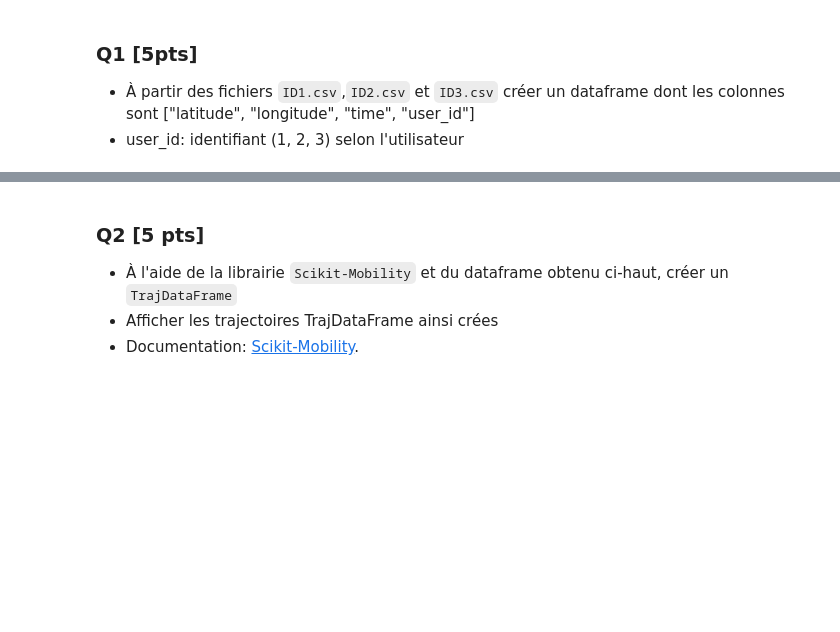
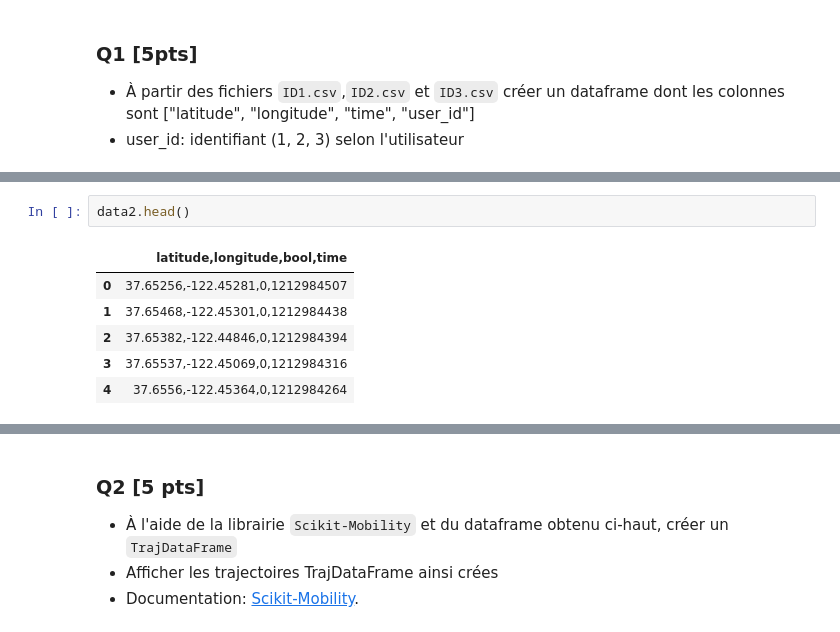
Before and after one commit to Sohdjeukeu/Laboratoir3_Groupe_G, a Jupyter notebook: labo3-enonce.ipynb, the cells around one changed output, grey strips where cells are left out. Cells and saved outputs as stored; diff of their text form; blank space fills up the shorter version.

```diff
--- a/labo3-enonce.ipynb
+++ b/labo3-enonce.ipynb
@@ -118,0 +134,9 @@ Vous devez pour cette partie, lire et afficher ces traces de mobilités.
+# %%
+data2.head()
+# %% [output]
+|  | latitude,longitude,bool,time |
+| 0 | 37.65256,-122.45281,0,1212984507 |
+| 1 | 37.65468,-122.45301,0,1212984438 |
+| 2 | 37.65382,-122.44846,0,1212984394 |
+| 3 | 37.65537,-122.45069,0,1212984316 |
+| 4 | 37.6556,-122.45364,0,1212984264 |
```
Also changed, not shown: parts of 6 cells of this notebook.
